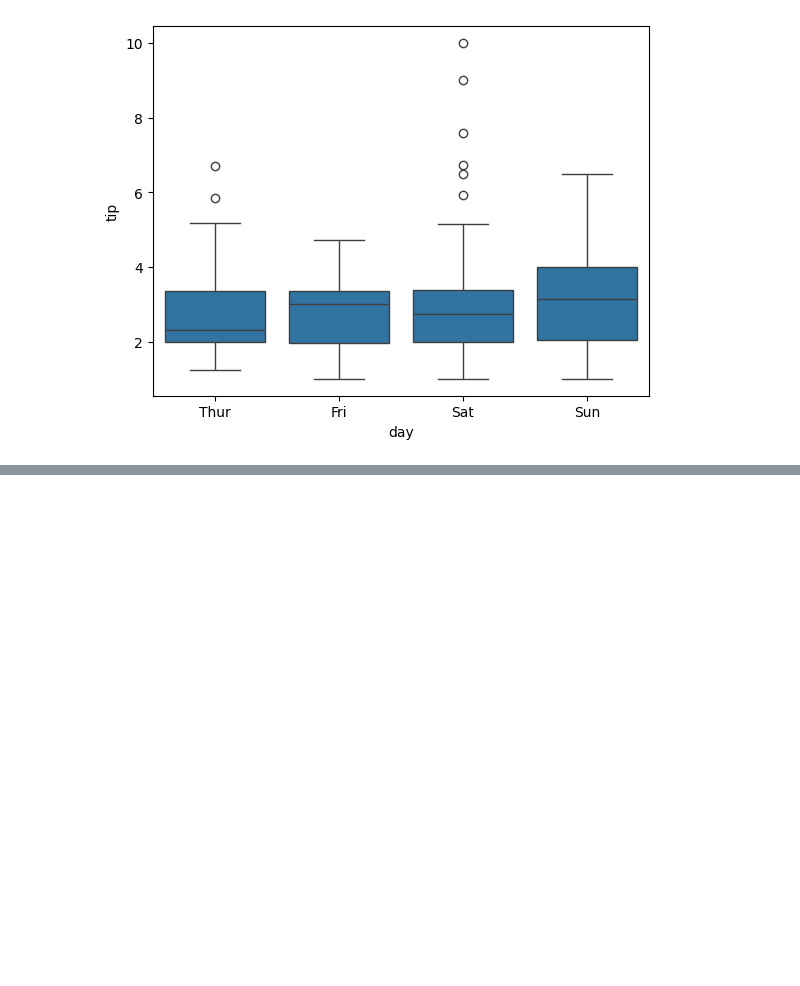
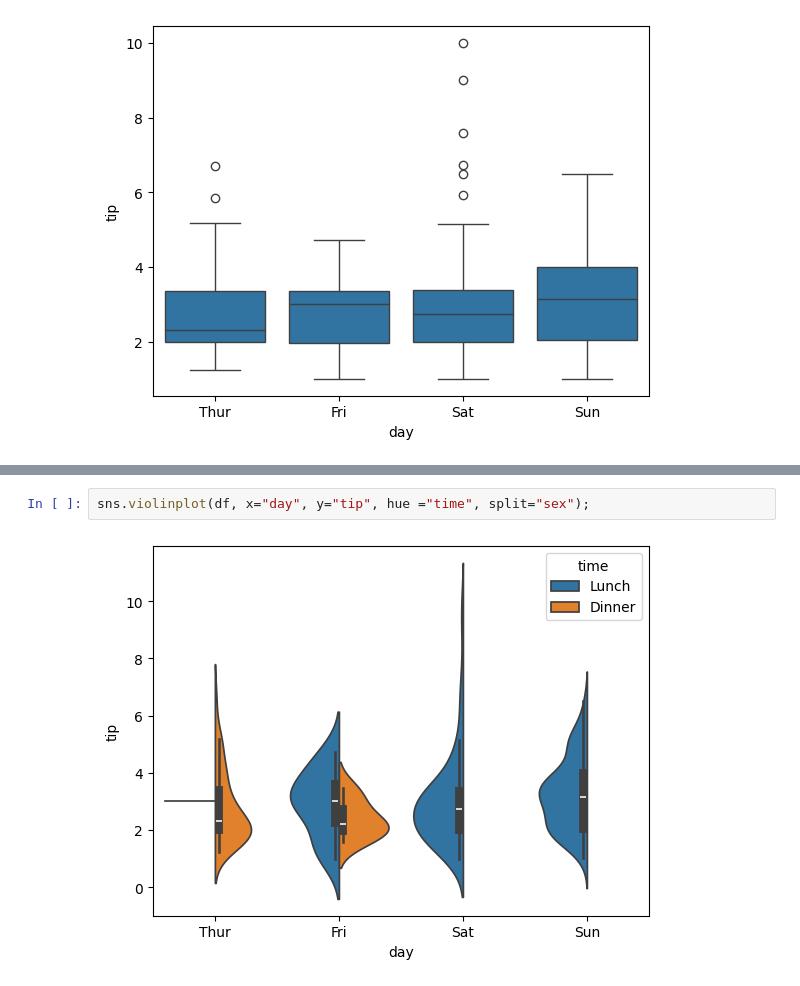
Before and after one commit to rogerloop/03_Especialitzacio, a Jupyter notebook: Sprint_11_ Visualització_Dades_Python_PowerBI/Practicas/2026-05-27_Graficos_Joan.ipynb, the cells around one changed output, grey strips where cells are left out. Cells and saved outputs as stored; diff of their text form; blank space fills up the shorter version.

```diff
--- a/Sprint_11_ Visualització_Dades_Python_PowerBI/Practicas/2026-05-27_Graficos_Joan.ipynb
+++ b/Sprint_11_ Visualització_Dades_Python_PowerBI/Practicas/2026-05-27_Graficos_Joan.ipynb
@@ -133,0 +137,4 @@ sns.boxplot(df, x="day", y="tip");
+# %%
+sns.violinplot(df, x="day", y="tip", hue ="time", split="sex");
+# %% [output]
+[figure, added]
```
Also changed, not shown: parts of 5 cells of this notebook.
